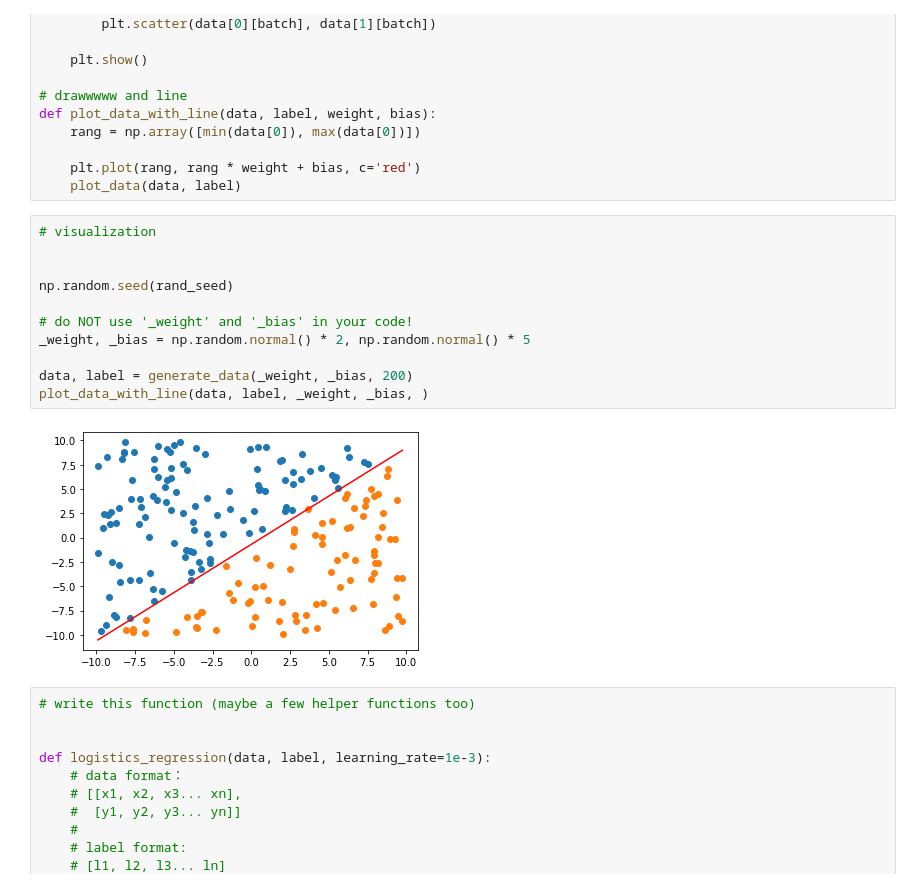
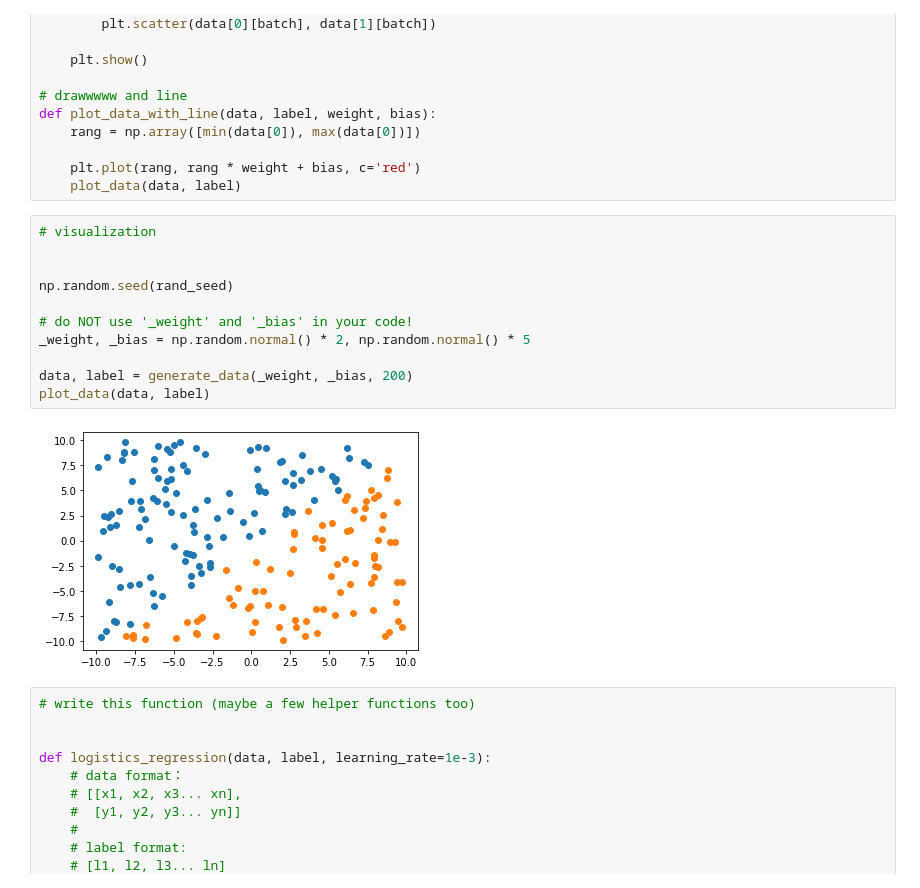
Before and after one commit to techx-nlp/homework, a Jupyter notebook: day-2/logistic_regression_2d.ipynb, the cells around one changed output. Cells and saved outputs as stored; diff of their text form.

```diff
--- a/day-2/logistic_regression_2d.ipynb
+++ b/day-2/logistic_regression_2d.ipynb
@@ -48,16 +48,16 @@ def plot_data_with_line(data, label, weight, bias):
 # %%
 # visualization
 
 
 np.random.seed(rand_seed)
 
 # do NOT use '_weight' and '_bias' in your code!
 _weight, _bias = np.random.normal() * 2, np.random.normal() * 5
 
 data, label = generate_data(_weight, _bias, 200)
-plot_data_with_line(data, label, _weight, _bias, )
+plot_data(data, label)
 # %% [output]
-[figure, old version]
+[figure, new version]
 # %%
 # write this function (maybe a few helper functions too)
 
```
Also changed, not shown: parts of 1 cell of this notebook.
